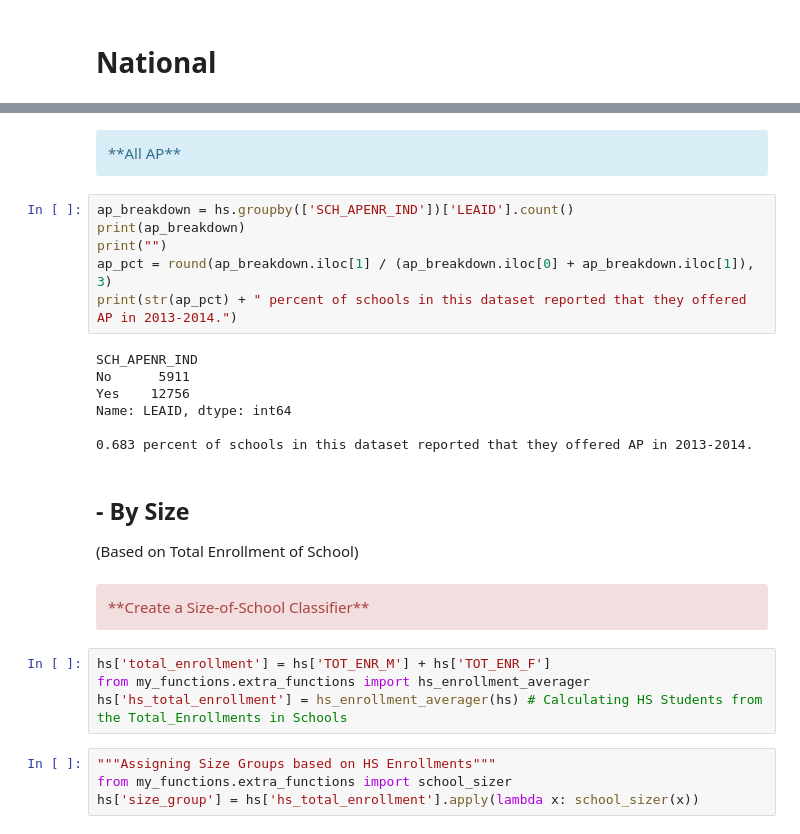
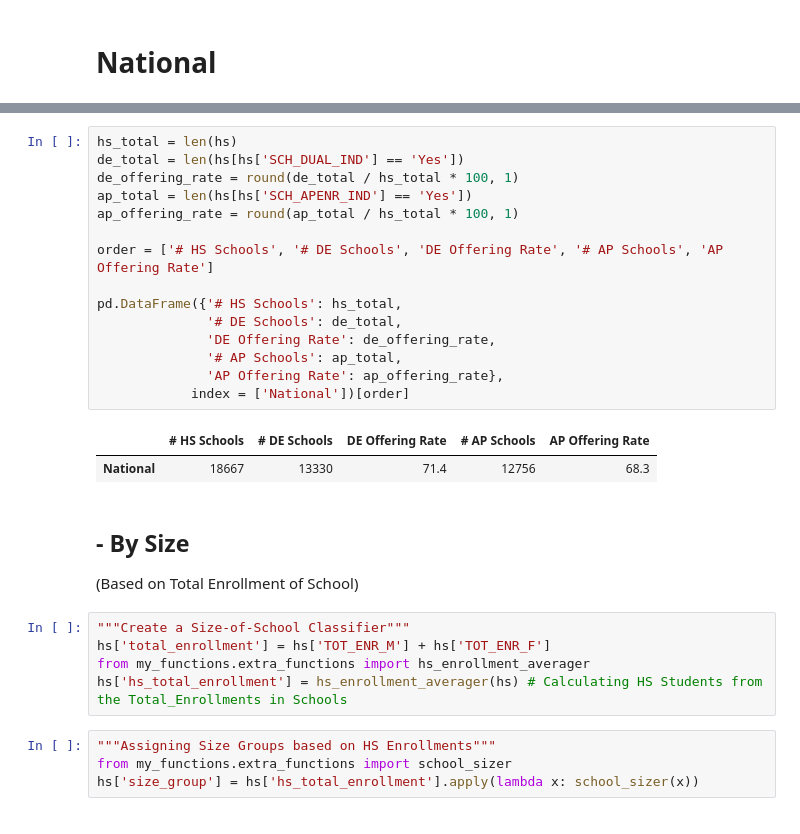
Before and after one commit to oconnoag/nacep_dual_enrollment_analysis, a Jupyter notebook: jupyter_notebooks/01_Flag_Analyses.ipynb, the cells around one changed output, grey strips where cells are left out. Cells and saved outputs as stored; diff of their text form.

```diff
--- a/jupyter_notebooks/01_Flag_Analyses.ipynb
+++ b/jupyter_notebooks/01_Flag_Analyses.ipynb
@@ -65,24 +30,26 @@ Name: LEAID, dtype: int64
-# %% [markdown]
-<div class = 'alert alert-cell alert-info'>**All AP**</div>
-# %%
-ap_breakdown = hs.groupby(['SCH_APENR_IND'])['LEAID'].count()
-print(ap_breakdown)
-print("")
-ap_pct = round(ap_breakdown.iloc[1] / (ap_breakdown.iloc[0] + ap_breakdown.iloc[1]), 3)
-print(str(ap_pct) + " percent of schools in this dataset reported that they offered AP in 2013-2014.")
-# %% [output]
-SCH_APENR_IND
-No      5911
-Yes    12756
-Name: LEAID, dtype: int64
-
-0.683 percent of schools in this dataset reported that they offered AP in 2013-2014.
+# %%
+hs_total = len(hs)
+de_total = len(hs[hs['SCH_DUAL_IND'] == 'Yes'])
+de_offering_rate = round(de_total / hs_total * 100, 1)
+ap_total = len(hs[hs['SCH_APENR_IND'] == 'Yes'])
+ap_offering_rate = round(ap_total / hs_total * 100, 1)
+
+order = ['# HS Schools', '# DE Schools', 'DE Offering Rate', '# AP Schools', 'AP Offering Rate']
+
+pd.DataFrame({'# HS Schools': hs_total,
+              '# DE Schools': de_total,
+              'DE Offering Rate': de_offering_rate,
+              '# AP Schools': ap_total,
+              'AP Offering Rate': ap_offering_rate},
+            index = ['National'])[order]
+# %% [output]
+|  | # HS Schools | # DE Schools | DE Offering Rate | # AP Schools | AP Offering Rate |
+| National | 18667 | 13330 | 71.4 | 12756 | 68.3 |
 # %% [markdown]
 ## - By Size
 (Based on Total Enrollment of School)
-# %% [markdown]
-<div class = 'alert alert-cell alert-danger'>**Create a Size-of-School Classifier**</div>
 # %%
+"""Create a Size-of-School Classifier"""
 hs['total_enrollment'] = hs['TOT_ENR_M'] + hs['TOT_ENR_F']
 from my_functions.extra_functions import hs_enrollment_averager
 hs['hs_total_enrollment'] = hs_enrollment_averager(hs) # Calculating HS Students from the Total_Enrollments in Schools
```
Also changed, not shown: parts of 27 cells of this notebook.
